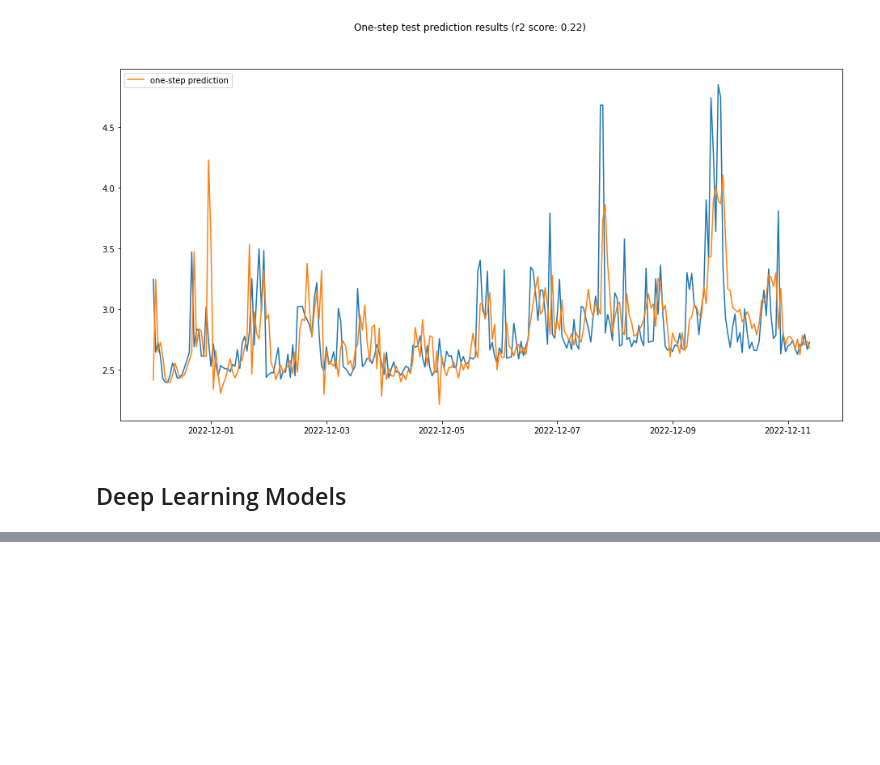
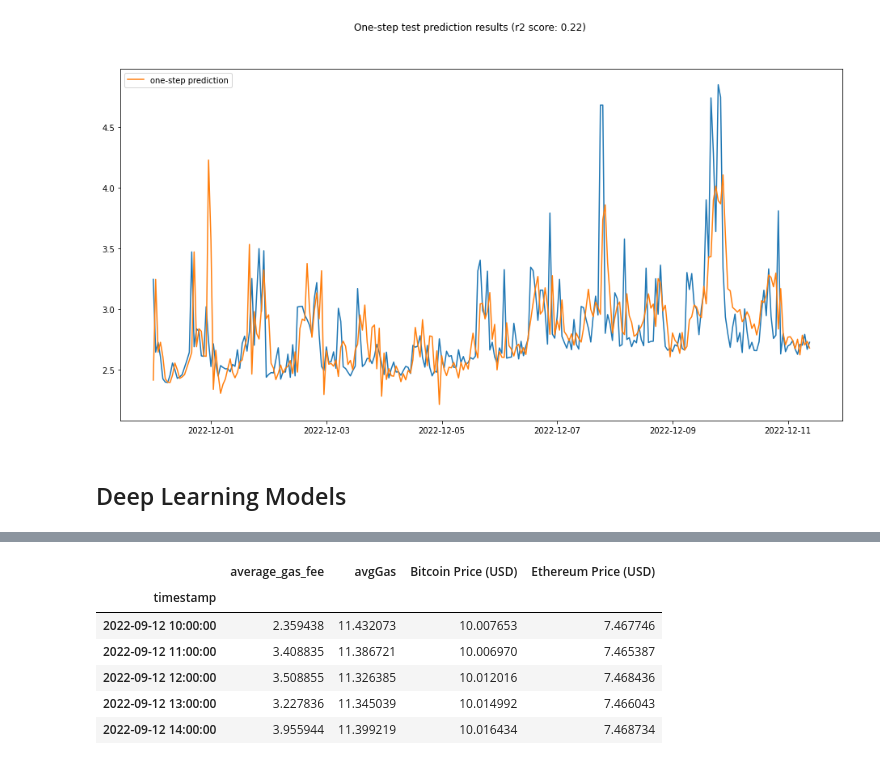
Before and after one commit to eldor-fozilov/ethereum-gas-price-prediction, a Jupyter notebook: Modeling.ipynb, the cells around one changed output, grey strips where cells are left out. Saved outputs shown, nothing was run; the diff lists cells and outputs as text; code cells hidden in the pictures; blank space fills up the shorter version.

```diff
--- a/Modeling.ipynb
+++ b/Modeling.ipynb
@@ -421,0 +454,16 @@ plot_res(testX, testY)
+# %%
+df_90days = dataset_90days.copy()
+
+for col in df_90days.columns:
+  #df_90days.loc[:, col] = np.log(df_90days[col]).diff(periods = 1)
+  df_90days.loc[:, col] = np.log(df_90days[col])
+#df_90days.drop('2022-09-12 10:00:00', axis = 0, inplace = True)
+df_90days.head()
+# %% [output]
+|  | average_gas_fee | avgGas | Bitcoin Price (USD) | Ethereum Price (USD) |
+| timestamp |  |  |  |  |
+| 2022-09-12 10:00:00 | 2.359438 | 11.432073 | 10.007653 | 7.467746 |
+| 2022-09-12 11:00:00 | 3.408835 | 11.386721 | 10.006970 | 7.465387 |
+| 2022-09-12 12:00:00 | 3.508855 | 11.326385 | 10.012016 | 7.468436 |
+| 2022-09-12 13:00:00 | 3.227836 | 11.345039 | 10.014992 | 7.466043 |
+| 2022-09-12 14:00:00 | 3.955944 | 11.399219 | 10.016434 | 7.468734 |
```
Also changed, not shown: parts of 12 cells of this notebook.
